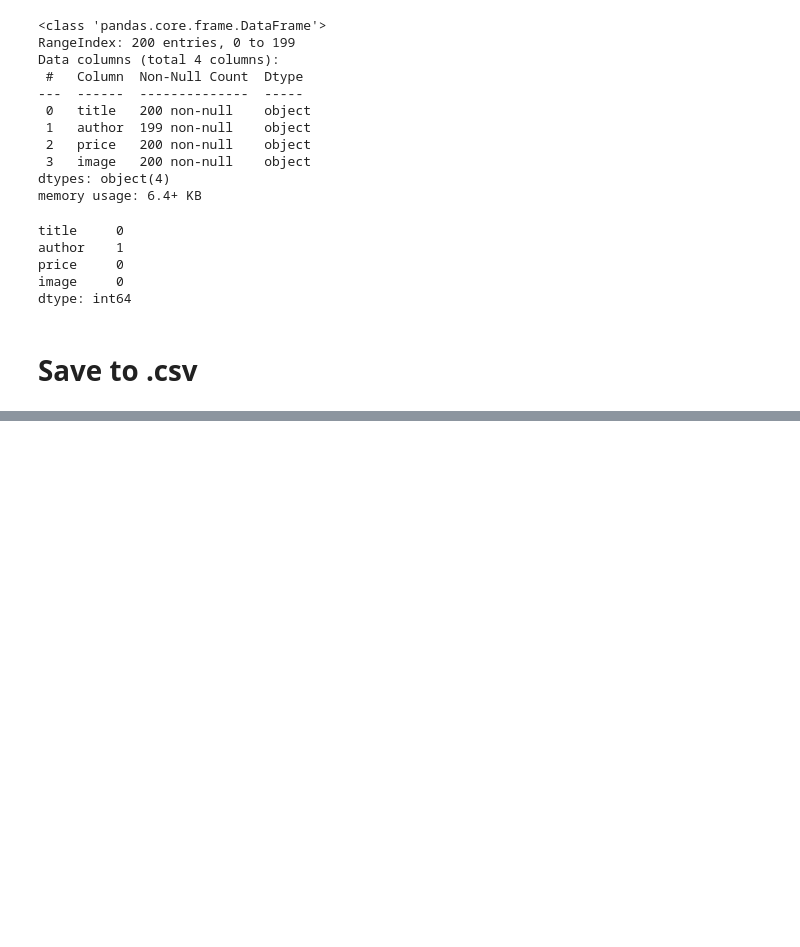
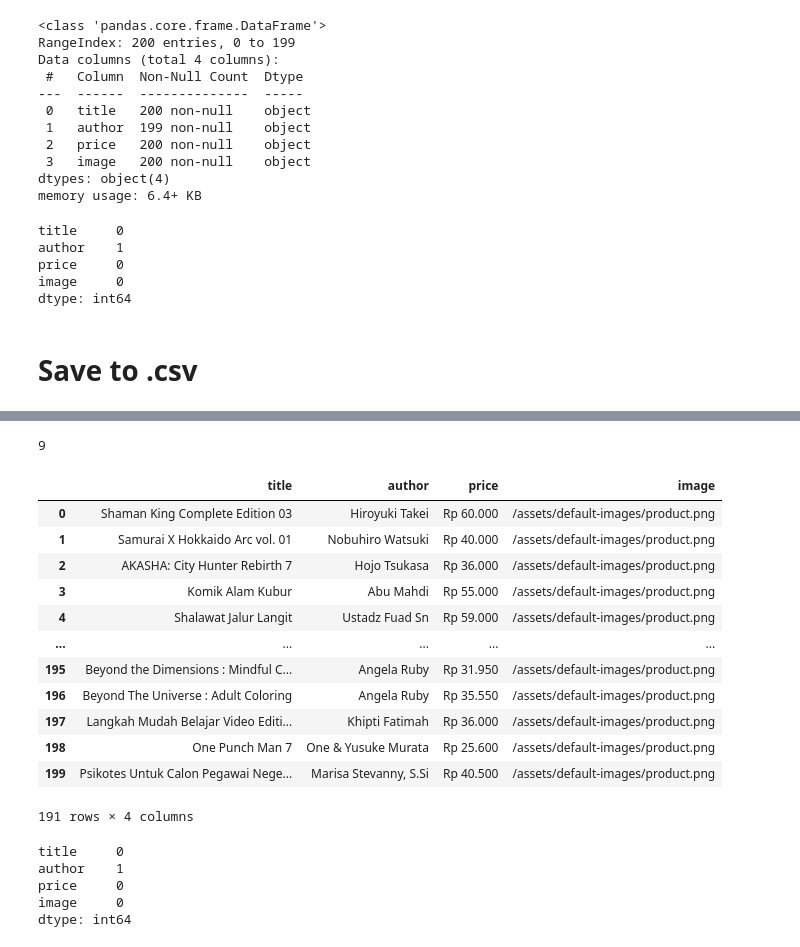
Before and after one commit to ardipm/Web-Scraping, a Jupyter notebook: scraping.ipynb, the cells around one changed output, grey strips where cells are left out. Drawn from its saved outputs; the diff is of its cells as text; code cells hidden in the pictures; blank space fills up the shorter version.

```diff
--- a/scraping.ipynb
+++ b/scraping.ipynb
@@ -297,0 +304,3 @@ data.to_csv('data_scraped.csv', index=False)
+# %%
+df = pd.read_csv('data_scraped.csv')
+df.head()
@@ -297,0 +314,29 @@ data.to_csv('data_scraped.csv', index=False)
+# %%
+df.duplicated().sum()
+# %% [output]
+9
+# %%
+cleaned_df = df.drop_duplicates()
+cleaned_df
+# %% [output]
+|  | title | author | price | image |
+| 0 | Shaman King Complete Edition 03 | Hiroyuki Takei | Rp 60.000 | /assets/default-images/product.png |
+| 1 | Samurai X Hokkaido Arc vol. 01 | Nobuhiro Watsuki | Rp 40.000 | /assets/default-images/product.png |
+| 2 | AKASHA: City Hunter Rebirth 7 | Hojo Tsukasa | Rp 36.000 | /assets/default-images/product.png |
+| 3 | Komik Alam Kubur | Abu Mahdi | Rp 55.000 | /assets/default-images/product.png |
+| 4 | Shalawat Jalur Langit | Ustadz Fuad Sn | Rp 59.000 | /assets/default-images/product.png |
+| ... | ... | ... | ... | ... |
+| 195 | Beyond the Dimensions : Mindful C... | Angela Ruby | Rp 31.950 | /assets/default-images/product.png |
+| 196 | Beyond The Universe : Adult Coloring | Angela Ruby | Rp 35.550 | /assets/default-images/product.png |
+| 197 | Langkah Mudah Belajar Video Editi... | Khipti Fatimah | Rp 36.000 | /assets/default-images/product.png |
+| 198 | One Punch Man 7 | One & Yusuke Murata | Rp 25.600 | /assets/default-images/product.png |
+| 199 | Psikotes Untuk Calon Pegawai Nege... | Marisa Stevanny, S.Si | Rp 40.500 | /assets/default-images/product.png |
+191 rows × 4 columns
+# %%
+cleaned_df.isna().sum()
+# %% [output]
+title     0
+author    1
+price     0
+image     0
+dtype: int64
```
Also changed, not shown: parts of 14 cells of this notebook.
